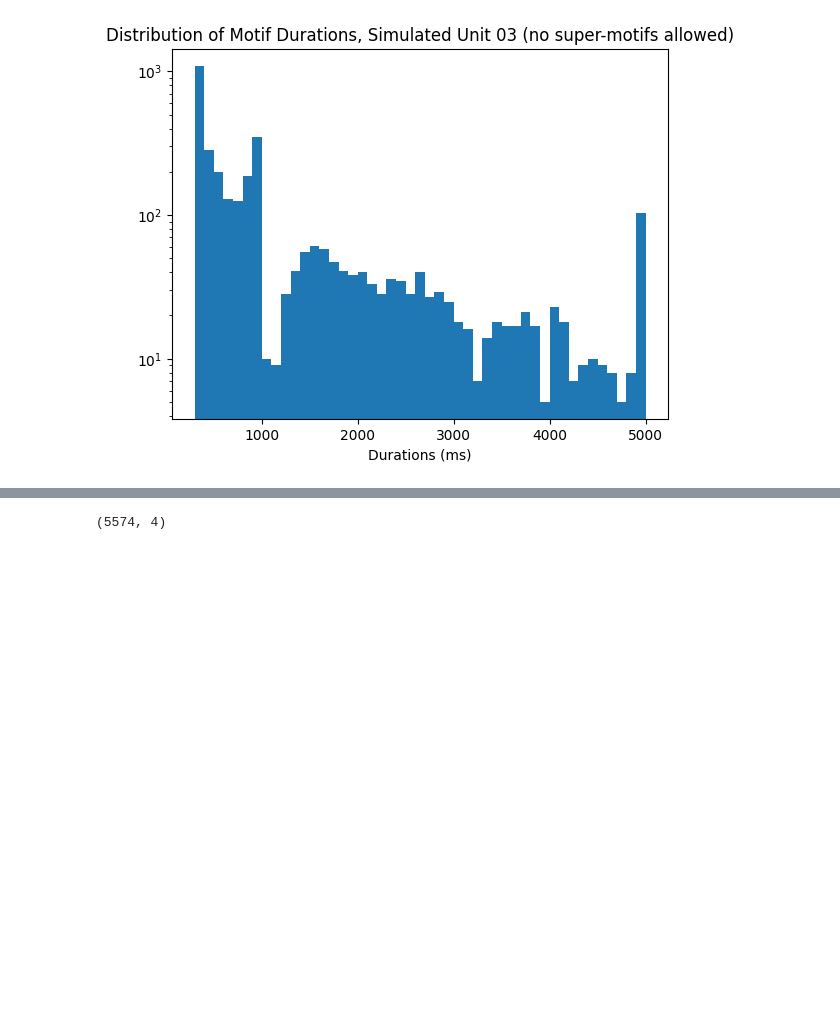
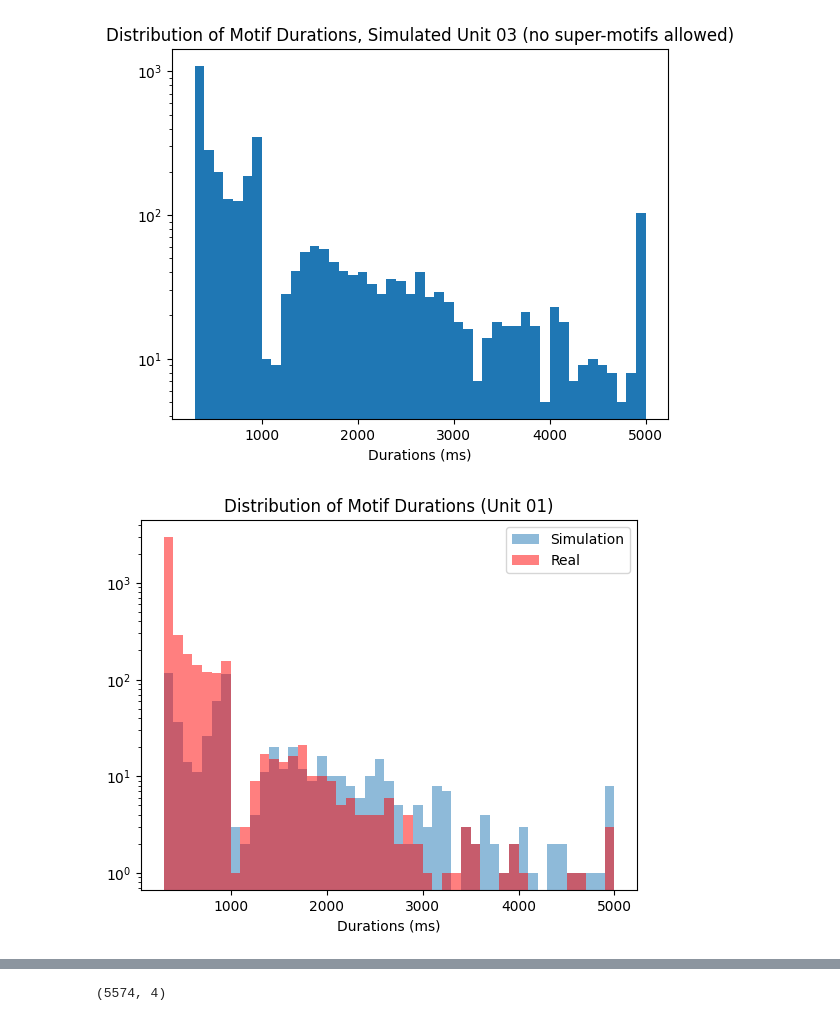
Before and after one commit to stellinaao/motifDetection, a Jupyter notebook: motifDetection-Copy1.ipynb, the cells around one changed output, grey strips where cells are left out. Saved outputs shown, nothing was run; the diff lists cells and outputs as text; code cells hidden in the pictures; blank space fills up the shorter version.

```diff
--- a/motifDetection-Copy1.ipynb
+++ b/motifDetection-Copy1.ipynb
@@ -89,9 +117,9 @@ def spikeTime2Train(spikeTimes):
 
     return spikeTrains
 
-def spikeTimes2Trains(spikeTimesArr, n=3):
+def spikeTimes2Trains(spikeTimesArr, idx=np.arange(3)):
     spikeTrains = []
-    for i in range(n):
+    for i in idx:
         print(i)
         spikeTrains.append(spikeTime2Train(spikeTimesArr[i]))
     return spikeTrains
@@ -145,4 +169,8 @@ array([ 0,  2,  5,  7, 10])
 # %%
+# screen for max in following spike train cant be greater than peak <- done
+# look at overlapping peaks issue
+# move on with analyses
+
 def findMotifs(spikeTrain, peakFR_thresh=5, durs=np.linspace(300, 5000, 48).astype(int), resFRp_thresh=0.1, windowSize=1000): #
     # first, identify all indices where a peak firing rate of 5 Hz was achieved -> prelim indices
     print("entered fn")
@@ -167,7 +195,7 @@ def findMotifs(spikeTrain, peakFR_thresh=5, durs=np.linspace(300, 5000, 48).asty
     print(f"total number of loop iterations: {len(indsS)}")
 
     for i in range(len(indsS)):
-        if i in np.linspace(0, len(indsS)-1, 5).astype(int): print(i)
+        if i in np.linspace(0, len(indsS)-1, 5).astype(int): print(f"iteration {i}")
         ind = indsS[i]
         resFR_thresh = resFRp_thresh*cST[ind]
         #print(f"resFR_thresh: {resFR_thresh}, resFRp_thresh: {resFRp_thresh}, cST[ind]: {cST[ind]}")
@@ -175,7 +203,7 @@ def findMotifs(spikeTrain, peakFR_thresh=5, durs=np.linspace(300, 5000, 48).asty
         if ind+durs[0] >= len(cST):
             break
 
-        if min(cST[ind+1:ind+durs[0]]) >= resFR_thresh:
+        if min(cST[ind+1:ind+durs[0]]) >= resFR_thresh and not((i+1 != len(indsS) and ind+durs[0] > indsS[i+1]) or ind+durs[0] > len(cST) or max(cST[ind+1:ind+durs[0]]) > cST[ind]):
             #print(f"condition {min(cST[ind+1:ind+durs[0]])} >= {resFR_thresh} is true")
             startI = ind
             endI = ind+durs[len(durs)-1] # set to max possible value, then update in for loop
@@ -184,9 +212,10 @@ def findMotifs(spikeTrain, peakFR_thresh=5, durs=np.linspace(300, 5000, 48).asty
             # find indices from candidates cST[ind:] that are less that 0.1*cST[ind],
             # else, the lowest index marks the end of the valid motif
             for j in range(1, len(durs)):
-                if (i+1 != len(indsS) and ind+durs[j] > indsS[i+1]) or ind+durs[j] > len(cST) or min(cST[ind+1:ind+durs[j]]) < resFR_thresh: # supermotifs not ok
-                #if ind+durs[j] > len(cST) or min(cST[ind+1:ind+durs[j]]) < resFR_thresh: # supermotifs ok
-                    # print(f"entered exit condition, minDur: {durs[j-1]}")
+                if (i+1 != len(indsS) and ind+durs[j] > indsS[i+1]) or ind+durs[j] > len(cST) or max(cST[ind+1:ind+durs[j]]) > cST[ind] or min(cST[ind+1:ind+durs[j]]) < resFR_thresh: # fr at start of motif has to be max within the motif
+                # if (i+1 != len(indsS) and ind+durs[j] > indsS[i+1]) or ind+durs[j] > len(cST) or min(cST[ind+1:ind+durs[j]]) < resFR_thresh: # supermotifs not ok
+                # if ind+durs[j] > len(cST) or min(cST[ind+1:ind+durs[j]]) < resFR_thresh: # supermotifs ok
+                    # print(f"entered exit condition, minDur: {durs[j-1]}, max fr: {max(cST[ind+1:ind+durs[j-1]])}, pfr: {cST[ind]}; max fr < pfr: {max(cST[ind+1:ind+durs[j-1]]) <= cST[ind]}")
 
                     endI = ind+durs[j-1]-1
                     minDur = durs[j-1]
@@ -202,5 +255,5 @@ def findMotifs(spikeTrain, peakFR_thresh=5, durs=np.linspace(300, 5000, 48).asty
 # %%
-motif_inds, maxDur_inds, othDur_inds, cST = findMotifs(spikeTrains[1])
+motif_inds, maxDur_inds, othDur_inds, cST = findMotifs(spikeTrains[0])
 # %% [output]
 entered fn
 begin identifying indices of peaks with fr > 5Hz
@@ -506,0 +573,6 @@ def findMotifs_fr(cST, peakFR_thresh=5, durs=[300, 325, 350, 375, 400, 500, 600,
+# %%
+num_sec = 5
+np.random.seed(0)
+spikeTrain_random = [1 if x > 0.5 else 0 for x in np.random.rand(1000*num_sec)]
+
+motifs_random, _, _, cST_random = findMotifs(spikeTrain_random)
@@ -810,3 +897,13 @@ plt.xlabel("Durations (ms)")
 plt.savefig("motifDurDistr_Unit03_Sim_NoSuperMotifs.jpg")
 # %% [output]
 [figure]
+# %%
+plt.hist(motifInds_sim01[:,2], bins = np.linspace(300, 5000, 48), alpha=0.5, label="Simulation")
+plt.hist(motifInds_01_noSM[:,2], bins = np.linspace(300, 5000, 48), alpha=0.5, color='r', label="Real")
+plt.yscale("log")
+
+plt.title("Distribution of Motif Durations (Unit 01)")
+plt.xlabel("Durations (ms)"); plt.legend()
+plt.savefig("motifDurDistr_Unit01.jpg")
+# %% [output]
+[figure, added]
```
Also changed, not shown: parts of 29 cells of this notebook, 8 other files.
